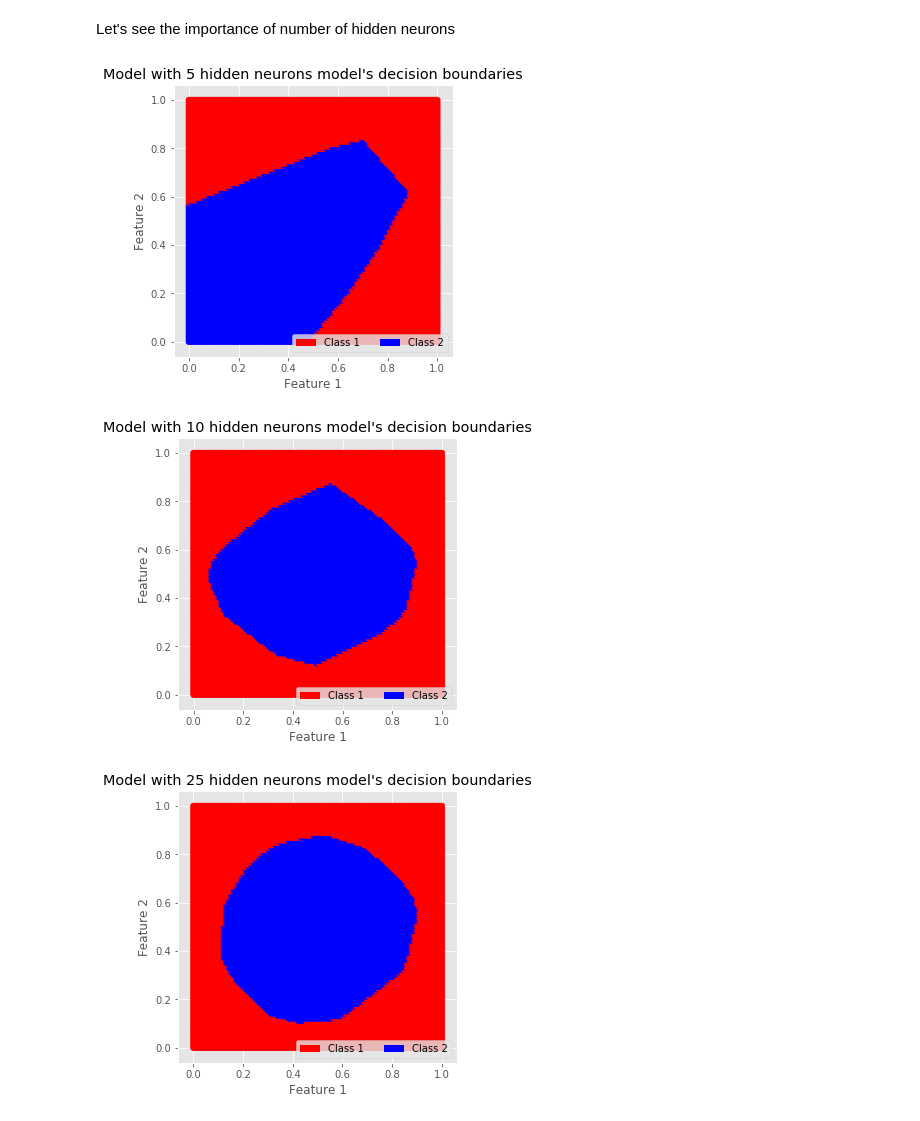
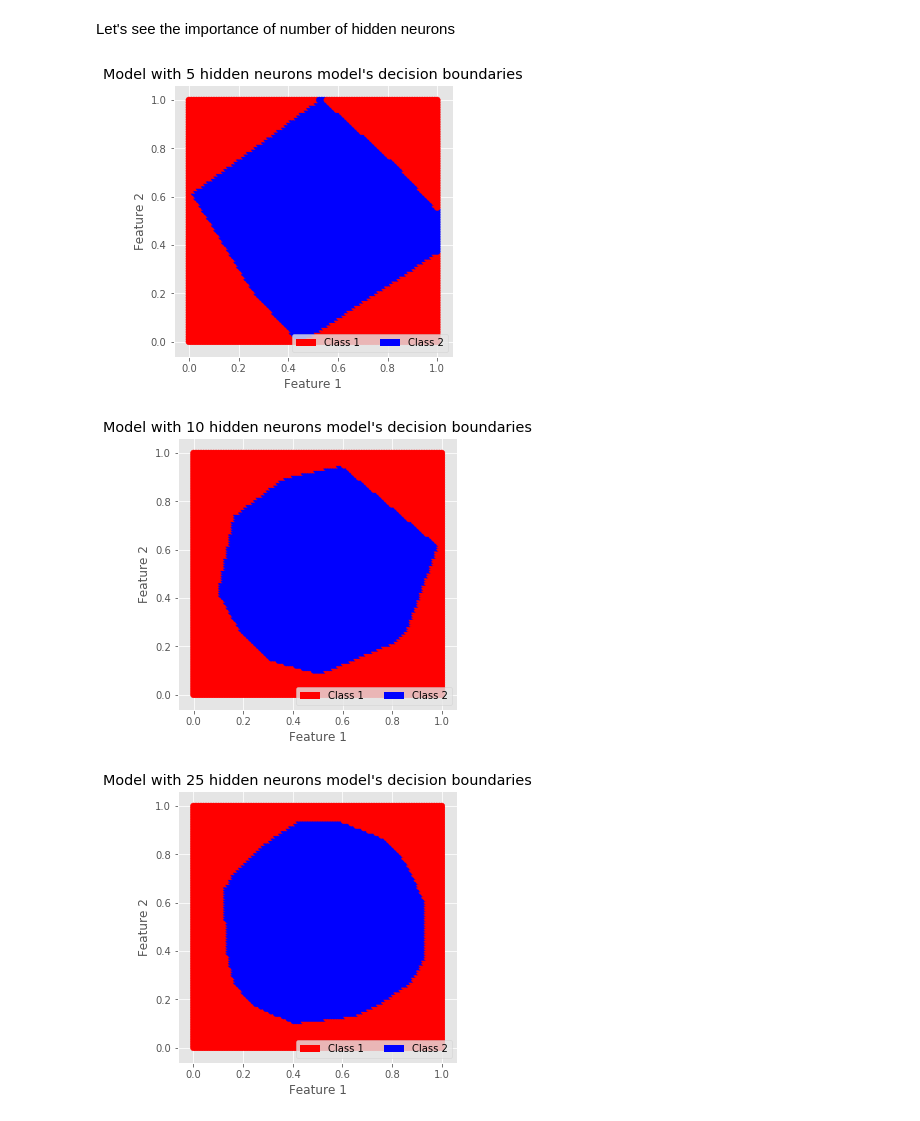
Before and after one commit to Davit98/Mini-Deep-Learning-Framework, a Jupyter notebook: Mini DL Framework.ipynb, the cells around one changed output. Cells and saved outputs as stored; diff of their text form; code cells hidden in the pictures.

```diff
--- a/Mini DL Framework.ipynb
+++ b/Mini DL Framework.ipynb
@@ -95,7 +95,7 @@ def train_model(model, model_loss, train_data, train_target, lr=0.005, plot_loss
 
             # Backward
             lg = model_loss.backward(pred, train_target[i])
-            model.backward(train_data[i], lg)
+            model.backward(lg)
 
             # Update weights
             sgd(model.get_params(),
@@ -198,10 +198,10 @@ test_different_hidden_sizes = True
 # %%
 if test_different_hidden_sizes:
     for n_hidden in [5, 10, 25, 50, 100]:
         net = create_model(n_hidden)
-        train_model(net, net_loss, train_data, train_target)
+        train_model(net, net_loss, train_data, train_target, n_epoch = 40)
         visualize_decision_boundaries(net, title=f"Model with {n_hidden} hidden neurons")
 # %% [output]
-[figure, old version]
+[figure, new version]
-[figure, old version]
+[figure, new version]
-[figure, old version]
+[figure, new version]
```
Also changed, not shown: parts of 11 cells of this notebook, 2 other files.
